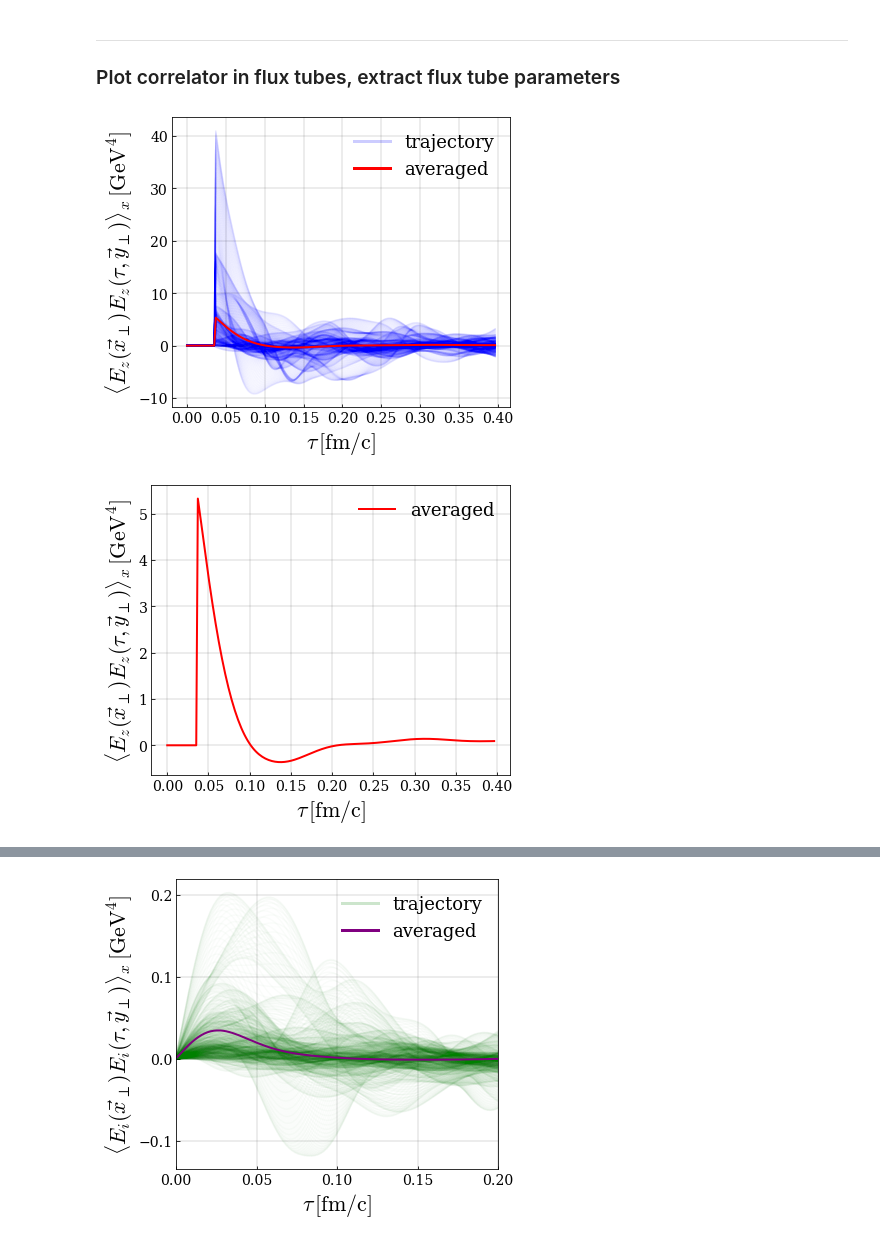
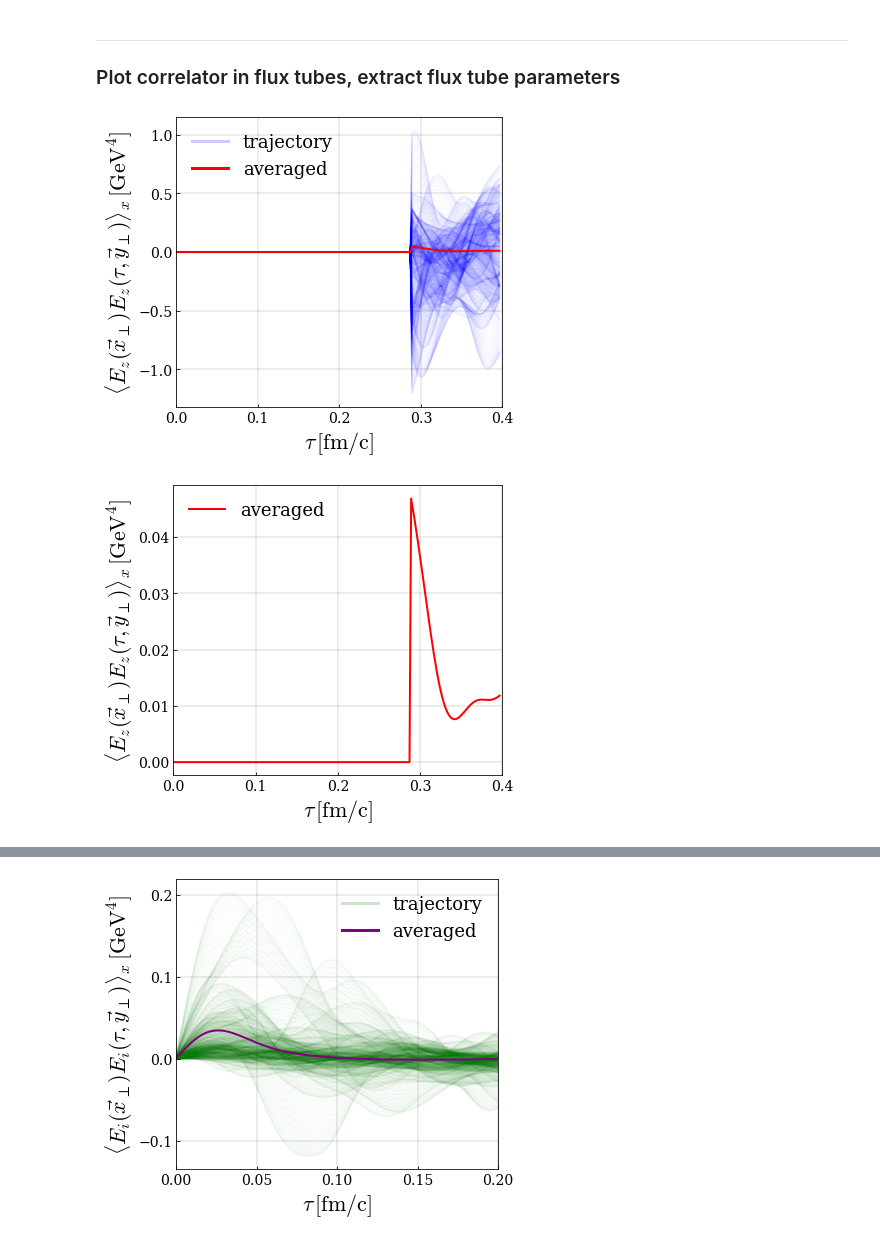
Before and after one commit to avramescudana/curraun, a Jupyter notebook: notebooks/field correlators/Electric and magnetic field correlators along eikonal jet trajectory.ipynb, the cells around one changed output, grey strips where cells are left out. Cells and saved outputs as stored; diff of their text form; code cells hidden in the pictures.

Commit message:
Corrected extraction of flux tubes length from eikonal field correlators.

```diff
--- a/notebooks/field correlators/Electric and magnetic field correlators along eikonal jet trajectory.ipynb
+++ b/notebooks/field correlators/Electric and magnetic field correlators along eikonal jet trajectory.ipynb
@@ -72,4 +70,6 @@ UV = 10.0       # Ultraviolet regulator [GeV]
 tau_max = 0.4    # Simulation time [GeV/fm]
+# %%
+flux_tube = 3 # flux tube number
 # %%
 # Define hbar*c [GeV*fm]
 hbarc = 0.197326
@@ -82,10 +82,17 @@ DT = 1.0 / DTS
 maxt = int((tau_max) / a) * DTS
 
 # start of flux tube
-# tau_start = a # 1st flux tube
-tau_start = 0.039 # 2nd flux tube
-# tau_start = 0.054 # 3rd flux tube
-# tau_start = 0.06 # 4th flux tube
+if flux_tube == 1:
+    tau_start = a # 1st flux tube
+elif flux_tube == 2:
+    tau_start = 0.04
+elif flux_tube == 3:
+    tau_start = 0.04 + 0.054
+elif flux_tube == 4:
+    tau_start = 0.04 + 0.054 + 0.075
+elif flux_tube == 5:
+    tau_start = 0.04 + 0.054 + 0.075 + 0.122
+
 tstart = int((tau_start) / a) * DTS + 1
 
 s = core.Simulation(N, DT, G)
@@ -167,37 +172,37 @@ plt.rcParams['mathtext.fontset'] = 'cm'
 plt.figure(figsize=(6, 5))
 
 plt.tick_params(axis='both', direction='in')
 
 plt.plot(delta_tau, elcorr_all[:, 0:N, 2], color='blue', alpha=0.02, linewidth=1.5)
 plt.plot(delta_tau, elcorr[:, 2], color='red', linewidth=2)
 
 
 plt.xlabel(r'$\tau\,\mathrm{[fm/c]}$', fontsize=22)
 plt.ylabel(r'$\langle E_z(\vec{x}_\perp)E_z(\tau, \vec{y}_\perp)\rangle_x\,\mathrm{[GeV^4]}$', fontsize=22)
 # plt.title(r'$elcorr$ as a function of $\Delta \tau$', fontsize=20)
 plt.xticks(fontsize=14)
 plt.yticks(fontsize=14)
-# plt.xlim([0, 0.2])
+plt.xlim([0, 0.4])
 # plt.ylim([-50, 130])
-# plt.xticks([0, 0.05, 0.1, 0.15, 0.2])
+plt.xticks([0, 0.1, 0.2, 0.3, 0.4])
 # plt.yticks([-40, 0, 40, 80, 120])
 
 plt.grid(color='gray', linestyle='-', linewidth=1.5, alpha=0.2)
 
 legend_handles = [
     Line2D([0], [0], color='blue', alpha=0.2, linewidth=3, label='trajectory'),
     Line2D([0], [0], color='red', linewidth=3, label='averaged')
 ]
 plt.legend(handles=legend_handles, fontsize=18, frameon=False)
 
 plt.tight_layout()
 
-# plt.savefig('ezcorr_lightlike.png', dpi=900, facecolor='w')
+plt.savefig(f'ezcorr_lightlike_tube_{flux_tube}.png', dpi=900, facecolor='w')
 # plt.savefig('ezcorr_lightlike.pdf', facecolor='w')
 
 plt.show()
 # %% [output]
-[figure, old version]
+[figure, new version]
 # %%
 import matplotlib.pyplot as plt
 import numpy as np
@@ -221,10 +226,10 @@ plt.ylabel(r'$\langle E_z(\vec{x}_\perp)E_z(\tau, \vec{y}_\perp)\rangle_x\,\math
 # plt.title(r'$elcorr$ as a function of $\Delta \tau$', fontsize=20)
 plt.xticks(fontsize=14)
 plt.yticks(fontsize=14)
-# plt.xlim([0, 0.3])
+plt.xlim([0, 0.4])
 # plt.xlim([0, 0.2])
 # plt.ylim([-50, 130])
-# plt.xticks([0, 0.05, 0.1, 0.15, 0.2])
+plt.xticks([0, 0.1, 0.2, 0.3, 0.4])
 # plt.yticks([0, 4, 8, 12])
 
 plt.grid(color='gray', linestyle='-', linewidth=1.5, alpha=0.2)
@@ -237,12 +242,12 @@ plt.legend(fontsize=18, frameon=False)
 
 plt.tight_layout()
 
-# plt.savefig('ezcorr_lightlike_avg.png', dpi=900, facecolor='w')
+plt.savefig(f'ezcorr_lightlike_avg_tube_{flux_tube}.png', dpi=900, facecolor='w')
 # plt.savefig('ezcorr_lightlike_avg.pdf', facecolor='w')
 
 plt.show()
 # %% [output]
-[figure, old version]
+[figure, new version]
 # %%
 import pickle
 import numpy as np
```
Also changed, not shown: parts of 12 cells of this notebook.
